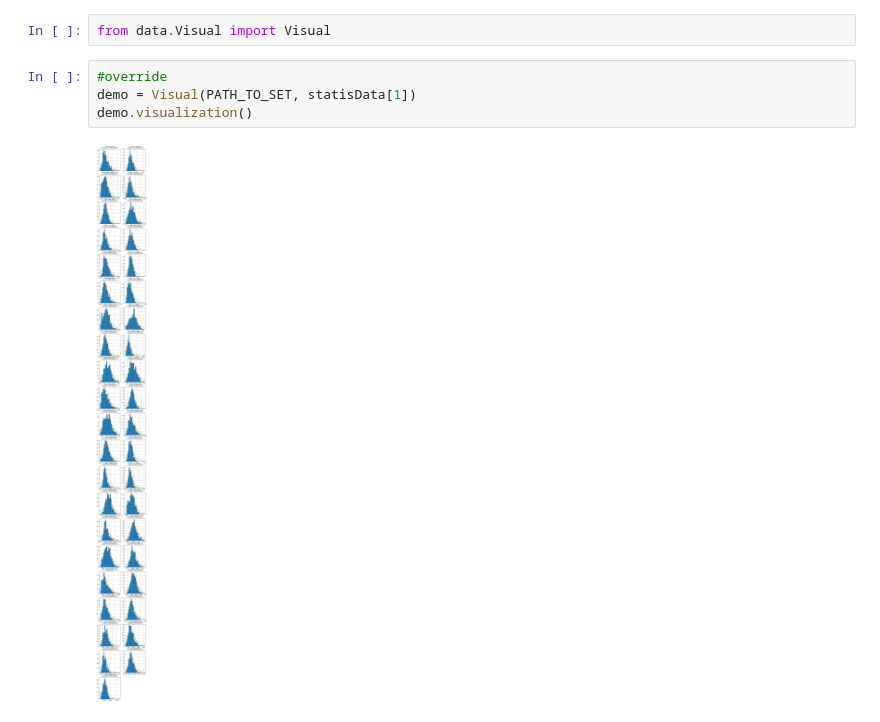
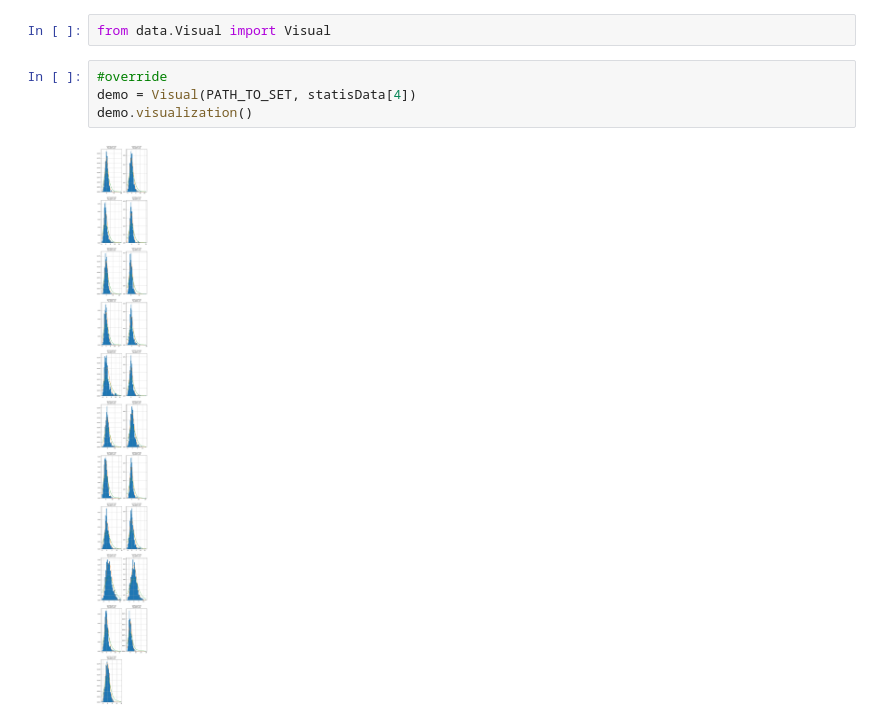
Before and after one commit to ewanytken/moduleInterpret, a Jupyter notebook: testStatisticalMethod.ipynb, the cells around one changed output. Saved outputs shown, nothing was run; the diff lists cells and outputs as text.

```diff
--- a/testStatisticalMethod.ipynb
+++ b/testStatisticalMethod.ipynb
@@ -53,7 +51,7 @@ showStatisticalVis(PATH_TO_SET, statisData[0])
 from data.Visual import Visual
 # %%
 #override
-demo = Visual(PATH_TO_SET, statisData[1])
+demo = Visual(PATH_TO_SET, statisData[4])
 demo.visualization()
 # %% [output]
-[figure, old version]
+[figure, new version]
```
Also changed, not shown: parts of 3 cells of this notebook, 34 other files.
